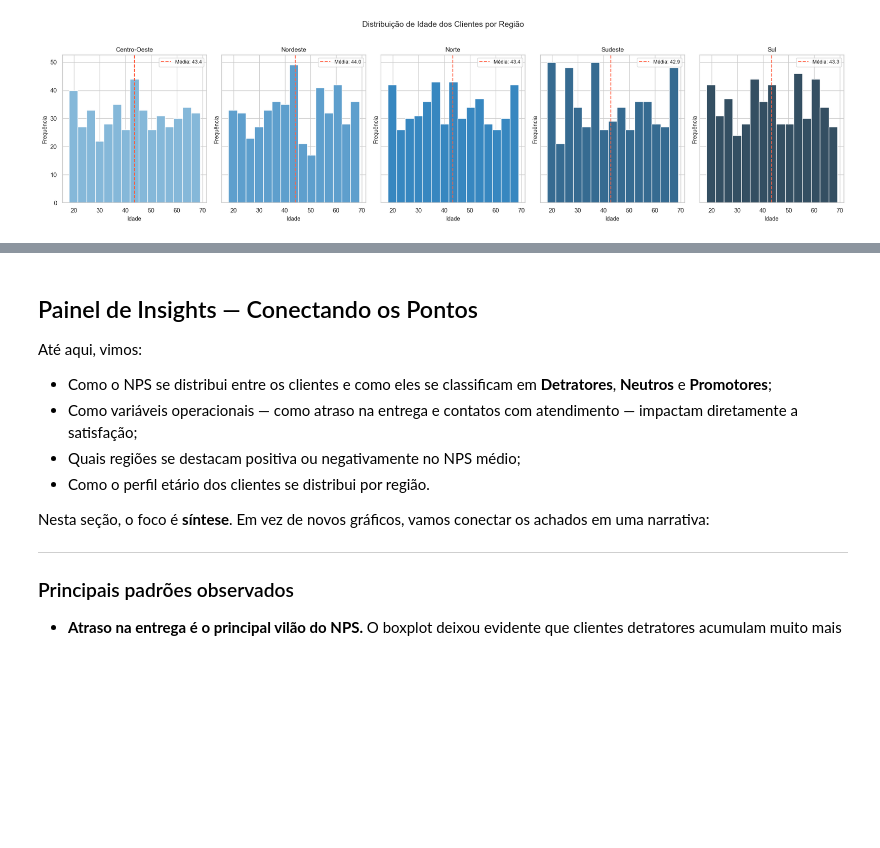
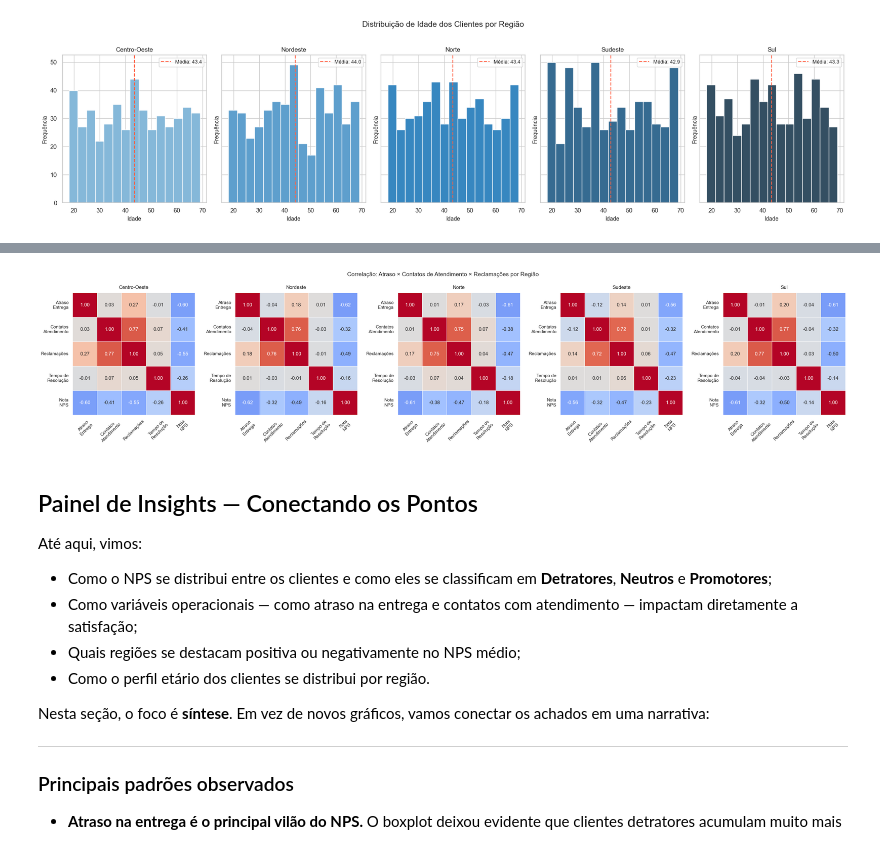
Before and after one commit to Vitor-Lopes-Rodrigues/1IAST---Fase-1---Tech-Challenge, a Jupyter notebook: notebooks/01_exploracao_de_dados.ipynb, the cells around one changed output, grey strips where cells are left out. Drawn from its saved outputs; the diff is of its cells as text; code cells hidden in the pictures; blank space fills up the shorter version.

Commit message:
feat(notebooks): adding a heatmap to see correlation of nps, delay_days, costume_service_contacts, complaints_count and resolution_time_days

```diff
--- a/notebooks/01_exploracao_de_dados.ipynb
+++ b/notebooks/01_exploracao_de_dados.ipynb
@@ -500,3 +510,48 @@ plt.show()
+# %%
+variaveis_corr = ['delivery_delay_days', 'customer_service_contacts', 'complaints_count', 'resolution_time_days', 'nps_score']
+
+nomes_exibicao = {
+    'delivery_delay_days': 'Atraso\nEntrega',
+    'customer_service_contacts': 'Contatos\nAtendimento',
+    'complaints_count': 'Reclamações',
+    'resolution_time_days': 'Tempo de\nResolução',
+    'nps_score': 'Nota\nNPS',
+}
+
+regioes_sorted = sorted(df['customer_region'].unique())
+n_regioes = len(regioes_sorted)
+
+fig, axes = plt.subplots(1, n_regioes, figsize=(5.5 * n_regioes, 5.5))
+
+for ax, regiao in zip(axes, regioes_sorted):
+    dados_regiao = df[df['customer_region'] == regiao][variaveis_corr]
+    corr_matrix = dados_regiao.corr()
+    corr_matrix.columns = [nomes_exibicao[c] for c in corr_matrix.columns]
+    corr_matrix.index = [nomes_exibicao[c] for c in corr_matrix.index]
+
+    sns.heatmap(
+        corr_matrix,
+        ax=ax,
+        annot=True,
+        fmt='.2f',
+        cmap='coolwarm',
+        vmin=-1, vmax=1,
+        square=True,
+        linewidths=0.5,
+        cbar=False,
+    )
+    ax.set_title(regiao, fontsize=12, pad=10)
+    ax.tick_params(axis='x', rotation=45)
+    ax.tick_params(axis='y', rotation=0)
+
+plt.suptitle(
+    'Correlação: Atraso × Contatos de Atendimento × Reclamações por Região',
+    fontsize=14, y=1.03
+)
+plt.tight_layout()
+plt.show()
+# %% [output]
+[figure, added]
 # %% [markdown]
 ## Painel de Insights — Conectando os Pontos
 
```
Also changed, not shown: parts of 1 cell of this notebook.
